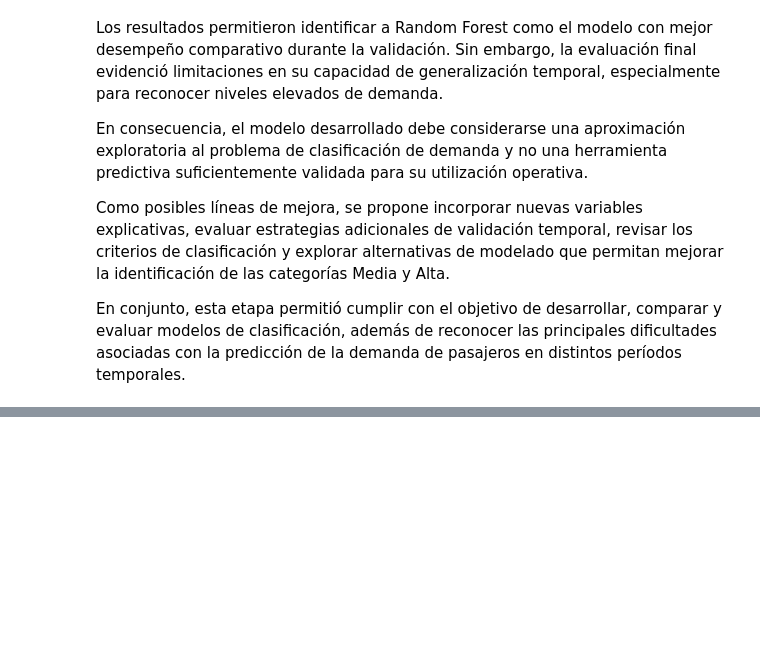
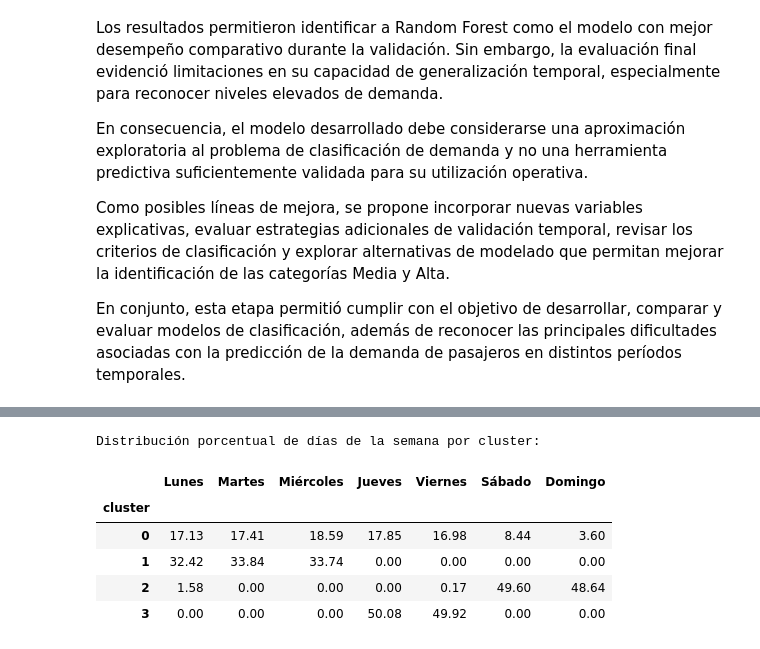
Before and after one commit to ChronosXV/Metodologia_grupo2, a Jupyter notebook: Metodologia_1_Grupo_2_Modelado_ML.ipynb, the cells around one changed output, grey strips where cells are left out. Saved outputs shown, nothing was run; the diff lists cells and outputs as text; code cells hidden in the pictures; blank space fills up the shorter version.

```diff
--- a/Metodologia_1_Grupo_2_Modelado_ML.ipynb
+++ b/Metodologia_1_Grupo_2_Modelado_ML.ipynb
@@ -2112,0 +2668,30 @@ En conjunto, esta etapa permitió cumplir con el objetivo de desarrollar, compar
+# %%
+# Calcular la distribución porcentual de días por cluster
+tabla_dias = pd.crosstab(
+    df_clusters["cluster"],
+    df_clusters["dia_semana"],
+    normalize="index"
+) * 100
+
+# Asignar nombres a los días de la semana
+tabla_dias.columns = [
+    "Lunes",
+    "Martes",
+    "Miércoles",
+    "Jueves",
+    "Viernes",
+    "Sábado",
+    "Domingo"
+]
+
+# Mostrar los resultados redondeados
+print("Distribución porcentual de días de la semana por cluster:")
+display(tabla_dias.round(2))
+# %% [output]
+Distribución porcentual de días de la semana por cluster:
+|  | Lunes | Martes | Miércoles | Jueves | Viernes | Sábado | Domingo |
+| cluster |  |  |  |  |  |  |  |
+| 0 | 17.13 | 17.41 | 18.59 | 17.85 | 16.98 | 8.44 | 3.60 |
+| 1 | 32.42 | 33.84 | 33.74 | 0.00 | 0.00 | 0.00 | 0.00 |
+| 2 | 1.58 | 0.00 | 0.00 | 0.00 | 0.17 | 49.60 | 48.64 |
+| 3 | 0.00 | 0.00 | 0.00 | 50.08 | 49.92 | 0.00 | 0.00 |
```
Also changed, not shown: parts of 43 cells of this notebook.
